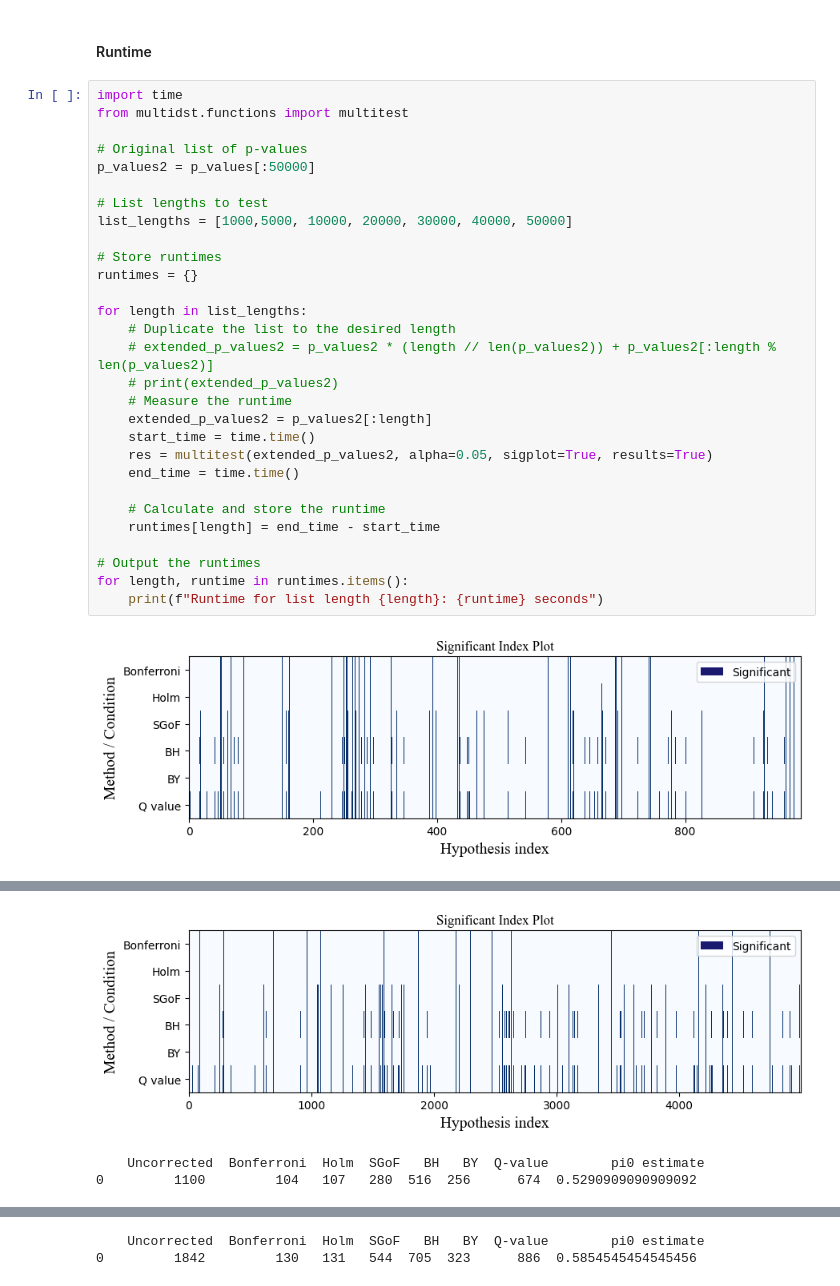
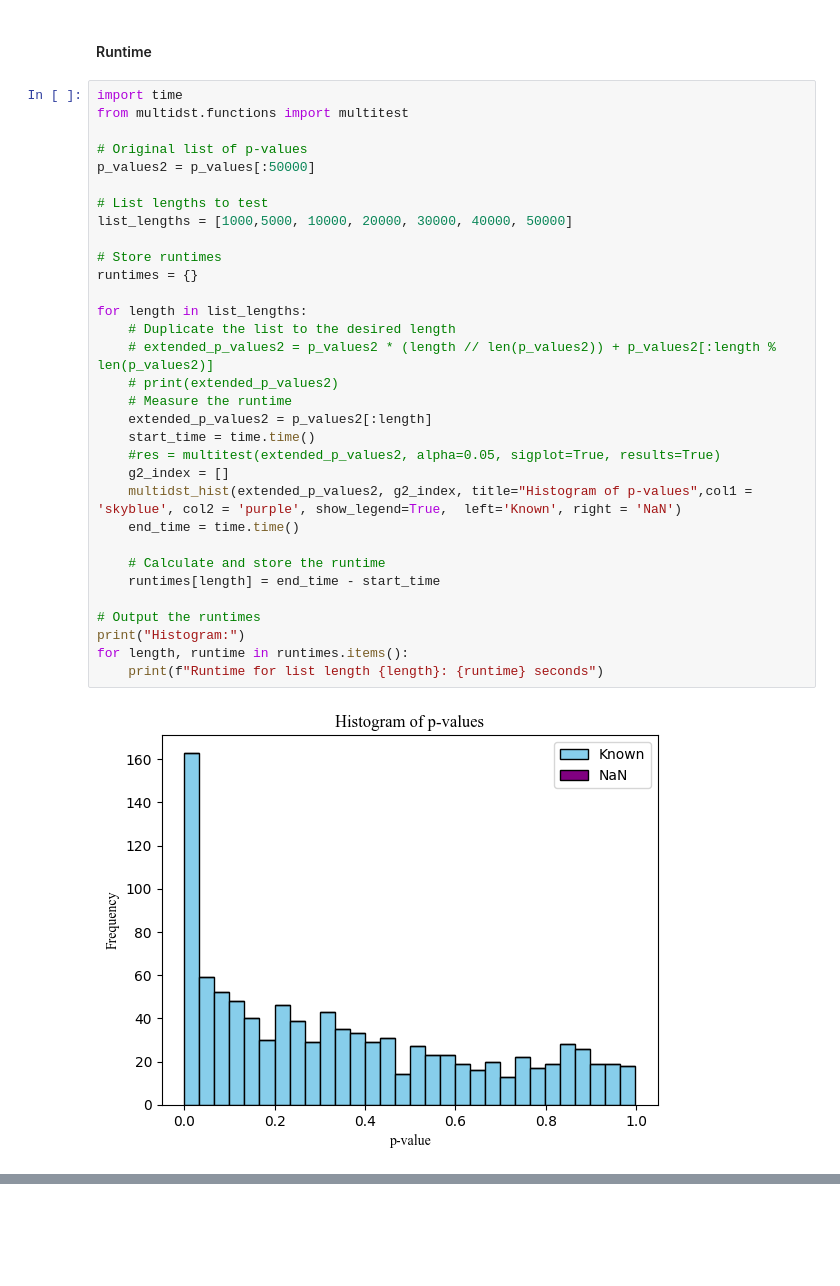
Before and after one commit to susara-ouchi/MultiDST_package, a Jupyter notebook: Example_GSE 2192.ipynb, the cells around one changed output, grey strips where cells are left out. Drawn from its saved outputs; the diff is of its cells as text; blank space fills up the shorter version.

```diff
--- a/Example_GSE 2192.ipynb
+++ b/Example_GSE 2192.ipynb
@@ -246,31 +246,34 @@ res = multitest(p_values, alpha=0.05,sigplot=True, results = True)
 # %%
 import time
 from multidst.functions import multitest
 
 # Original list of p-values
 p_values2 = p_values[:50000]
 
 # List lengths to test
 list_lengths = [1000,5000, 10000, 20000, 30000, 40000, 50000]
 
 # Store runtimes
 runtimes = {}
 
 for length in list_lengths:
     # Duplicate the list to the desired length
     # extended_p_values2 = p_values2 * (length // len(p_values2)) + p_values2[:length % len(p_values2)]
     # print(extended_p_values2)
     # Measure the runtime
     extended_p_values2 = p_values2[:length]
     start_time = time.time()
-    res = multitest(extended_p_values2, alpha=0.05, sigplot=True, results=True)
+    #res = multitest(extended_p_values2, alpha=0.05, sigplot=True, results=True)
+    g2_index = []
+    multidst_hist(extended_p_values2, g2_index, title="Histogram of p-values",col1 = 'skyblue', col2 = 'purple', show_legend=True,  left='Known', right = 'NaN')
     end_time = time.time()
 
     # Calculate and store the runtime
     runtimes[length] = end_time - start_time
 
 # Output the runtimes
+print("Histogram:")
 for length, runtime in runtimes.items():
     print(f"Runtime for list length {length}: {runtime} seconds")
 # %% [output]
-[figure, old version]
+[figure, new version]
@@ -279,3 +299,0 @@ for length, runtime in runtimes.items():
-[figure, old version]
-    Uncorrected  Bonferroni  Holm  SGoF   BH   BY  Q-value        pi0 estimate
-0         1100         104   107   280  516  256      674  0.5290909090909092
@@ -283,2 +299,0 @@ for length, runtime in runtimes.items():
-    Uncorrected  Bonferroni  Holm  SGoF   BH   BY  Q-value        pi0 estimate
-0         1842         130   131   544  705  323      886  0.5854545454545456
```
Also changed, not shown: parts of 1 cell of this notebook.
